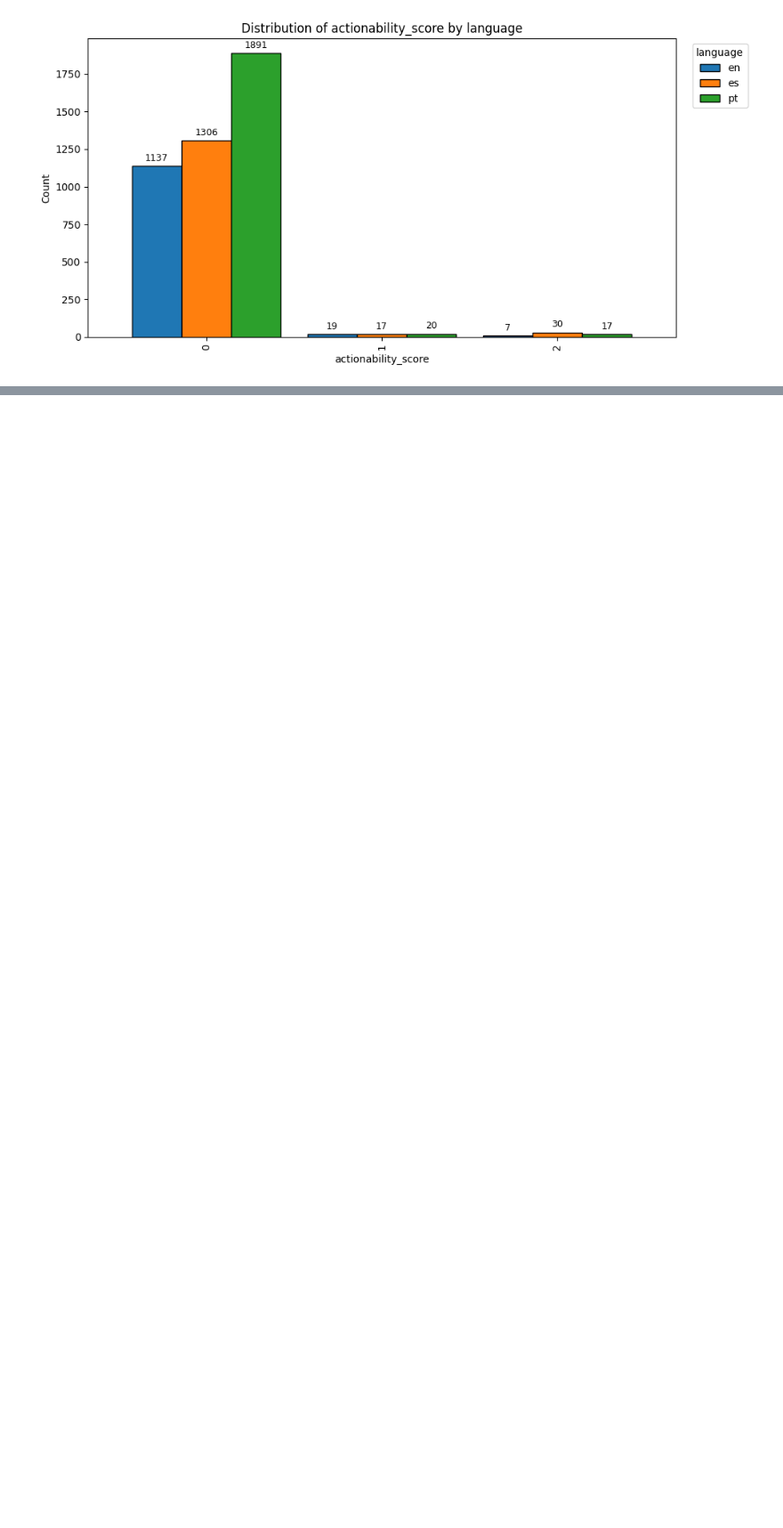
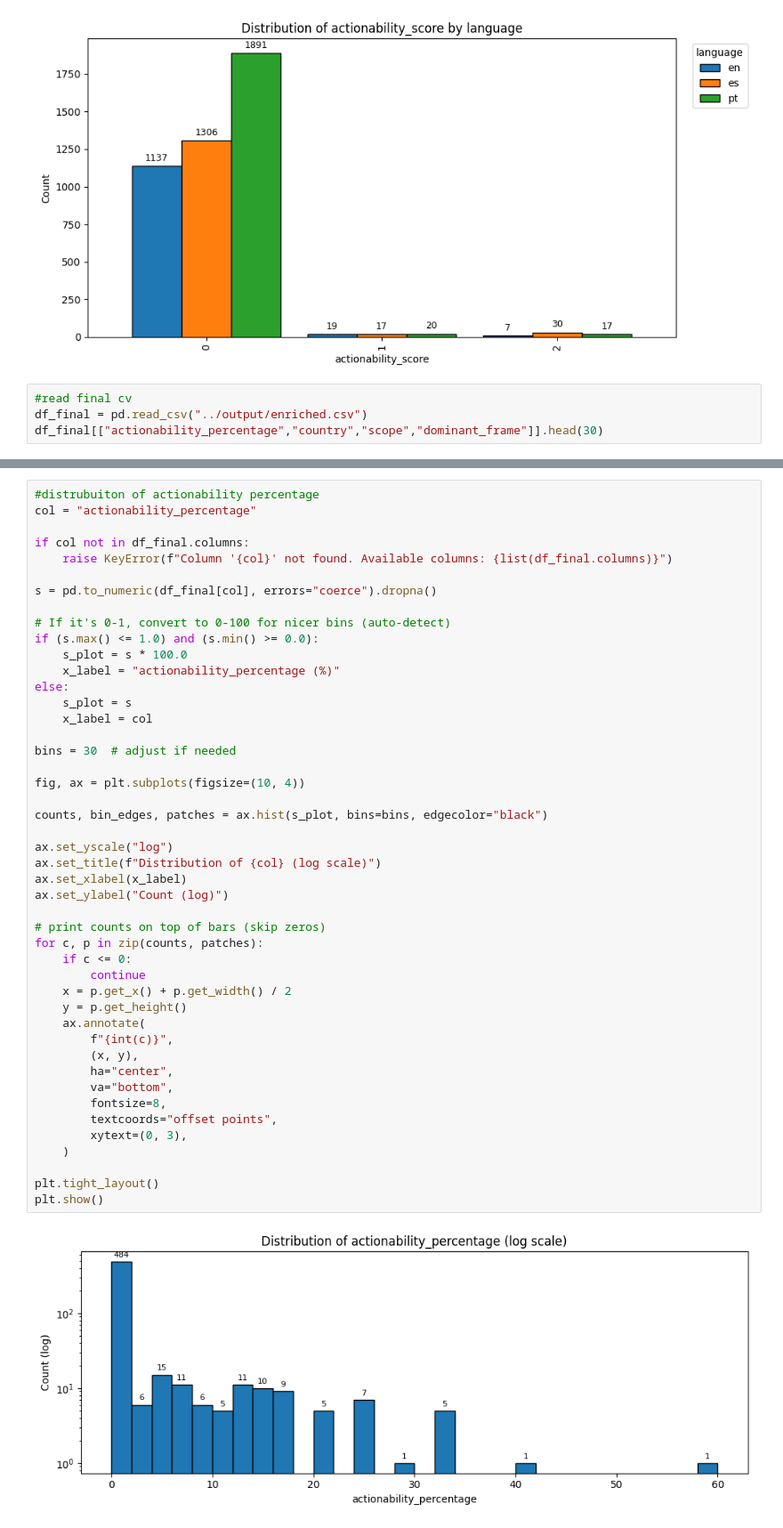
Before and after one commit to Lenap0911/NLP-model, a Jupyter notebook: nlp/actionability_tester.ipynb, the cells around one changed output, grey strips where cells are left out. Shown at 89% size. Saved outputs shown, nothing was run; the diff lists cells and outputs as text; blank space fills up the shorter version.

```diff
--- a/nlp/actionability_tester.ipynb
+++ b/nlp/actionability_tester.ipynb
@@ -467,3 +461,7 @@ for container in ax.containers:
 plt.show()
 # %% [output]
 [figure]
+# %%
+#read final cv
+df_final = pd.read_csv("../output/enriched.csv")
+df_final[["actionability_percentage","country","scope","dominant_frame"]].head(30)
@@ -469,0 +515,48 @@ plt.show()
+# %%
+#distrubuiton of actionability percentage
+col = "actionability_percentage"
+
+if col not in df_final.columns:
+    raise KeyError(f"Column '{col}' not found. Available columns: {list(df_final.columns)}")
+
+s = pd.to_numeric(df_final[col], errors="coerce").dropna()
+
+# If it's 0-1, convert to 0-100 for nicer bins (auto-detect)
+if (s.max() <= 1.0) and (s.min() >= 0.0):
+    s_plot = s * 100.0
+    x_label = "actionability_percentage (%)"
+else:
+    s_plot = s
+    x_label = col
+
+bins = 30  # adjust if needed
+
+fig, ax = plt.subplots(figsize=(10, 4))
+
+counts, bin_edges, patches = ax.hist(s_plot, bins=bins, edgecolor="black")
+
+ax.set_yscale("log")
+ax.set_title(f"Distribution of {col} (log scale)")
+ax.set_xlabel(x_label)
+ax.set_ylabel("Count (log)")
+
+# print counts on top of bars (skip zeros)
+for c, p in zip(counts, patches):
+    if c <= 0:
+        continue
+    x = p.get_x() + p.get_width() / 2
+    y = p.get_height()
+    ax.annotate(
+        f"{int(c)}",
+        (x, y),
+        ha="center",
+        va="bottom",
+        fontsize=8,
+        textcoords="offset points",
+        xytext=(0, 3),
+    )
+
+plt.tight_layout()
+plt.show()
+# %% [output]
+[figure, added]
```
Also changed, not shown: parts of 10 cells of this notebook.
